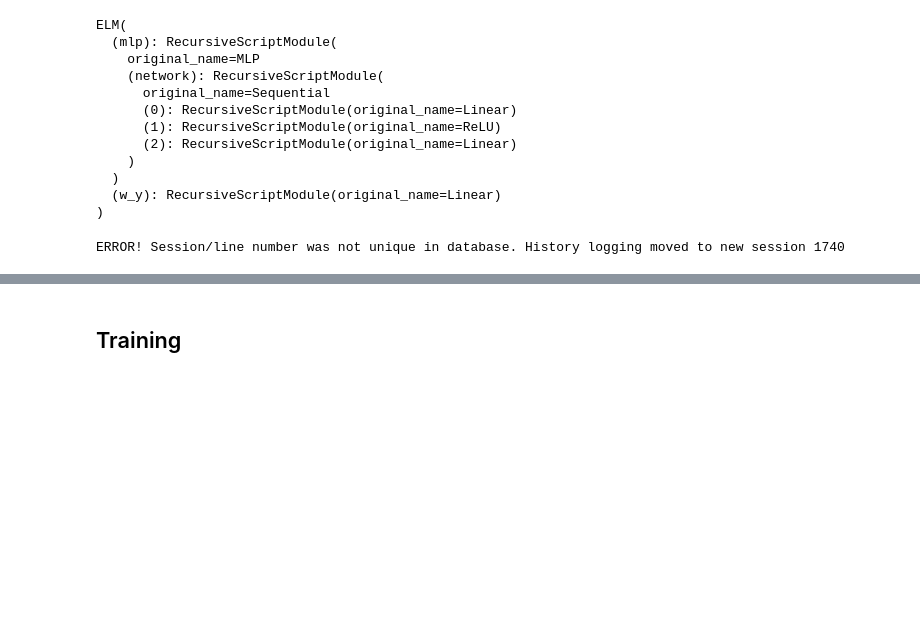
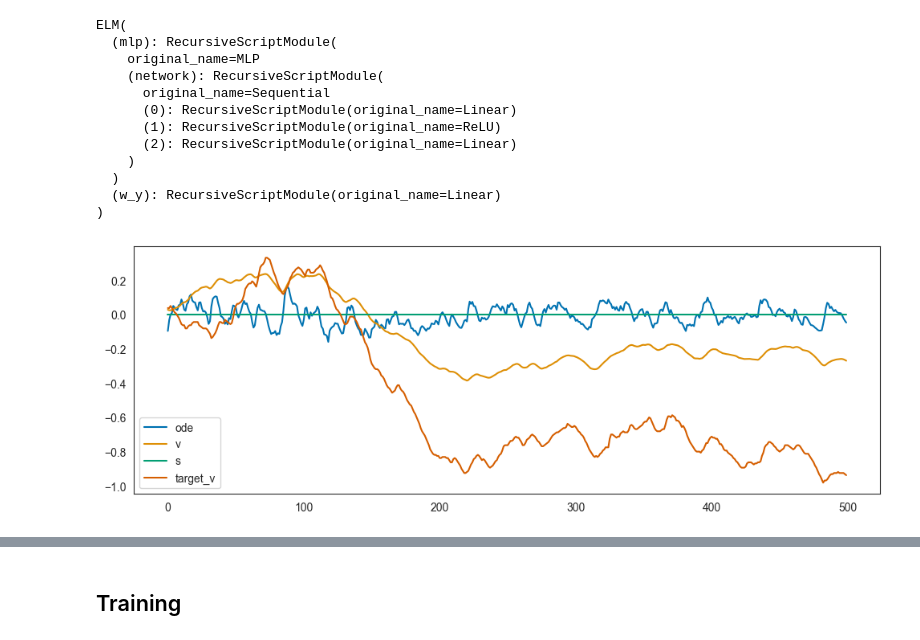
Before and after one commit to Baskin-LIU/elmneuron, a Jupyter notebook: notebooks/train_elm_lif_on_neuronio.ipynb, the cells around one changed output, grey strips where cells are left out. Cells and saved outputs as stored; diff of their text form; code cells hidden in the pictures; blank space fills up the shorter version.

```diff
--- a/notebooks/train_elm_lif_on_neuronio.ipynb
+++ b/notebooks/train_elm_lif_on_neuronio.ipynb
@@ -201,6 +201,15 @@ ELM(
 #X_sample = ((torch.rand([8, 500, 1278]) > 0.8) * 1.).to(torch_device)
 X_sample = X_viz
 out = model(X_sample)
-v, s = spiking_model(out)
+v, s, dv = spiking_model(out/10, y_soma_viz[:, 0])
-# %% [output]
-ERROR! Session/line number was not unique in database. History logging moved to new session 1740
+# %%
+fig = plt.figure(figsize=(12,4))
+index = 1
+plt.plot(out[index].detach().cpu().numpy(), label = "ode")
+plt.plot(v[index].detach().cpu().numpy(), label = 'v')
+plt.plot(s[index].detach().cpu().numpy(), label = 's')
+plt.plot(y_soma_viz[index].detach().cpu().numpy(), label = 'target_v')
+plt.legend()
+plt.show()
+# %% [output]
+[figure, added]
```
Also changed, not shown: parts of 6 cells of this notebook, 3 other files.
